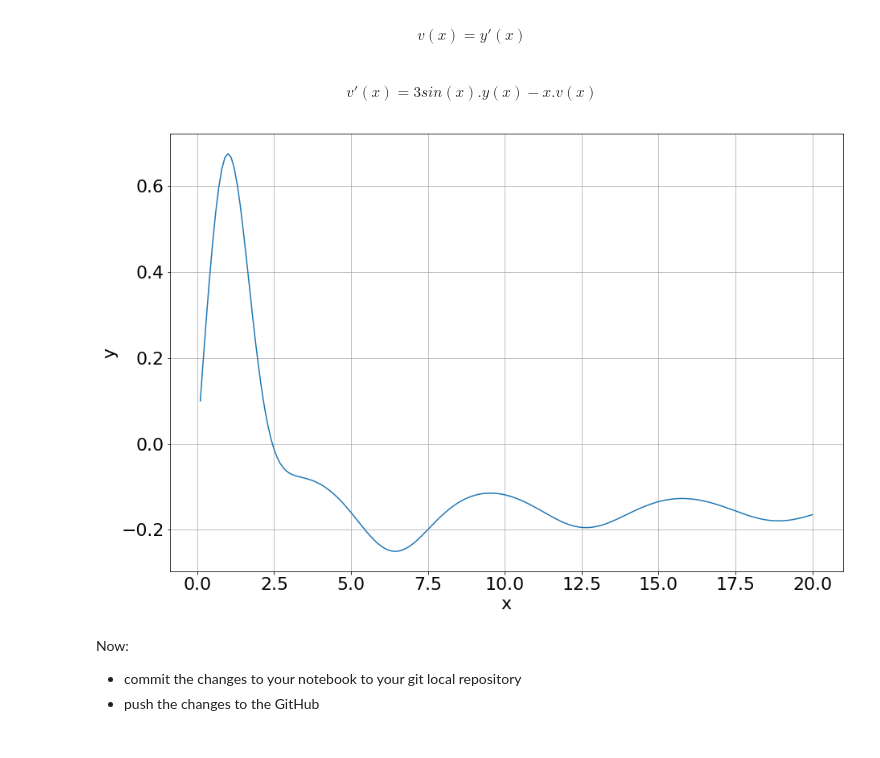
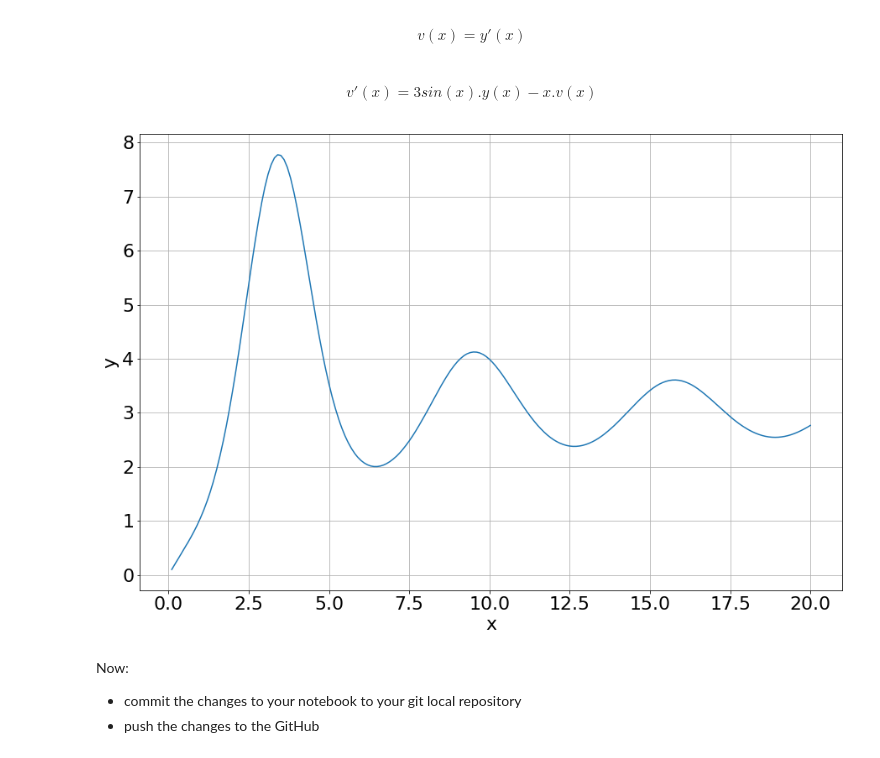
Before and after one commit to loby368/Computational-Science, a Jupyter notebook: Assignment 3/Assignment-3.ipynb, the cells around one changed output. Cells and saved outputs as stored; diff of their text form; code cells hidden in the pictures.

```diff
--- a/Assignment 3/Assignment-3.ipynb
+++ b/Assignment 3/Assignment-3.ipynb
@@ -301,16 +301,16 @@ $$v'(x) = 3sin(x).y(x) - x.v(x)$$
 # %%
 #Numerical Solution
 def f2(x, y):
-    return np.array([y[1], (-3)*np.sin(x)*y[0] - x*y[1]])
+    return np.array([y[1], (3)*np.sin(x)*y[0] - x*y[1]])
 
 A = RK2(f2, 0.1, 0, [0, 1], 200)
 
 plt.grid(True)
 plt.xlabel('x')
 plt.ylabel('y')
 plt.plot(A[:,0], A[:,1]);
 # %% [output]
-[figure, old version]
+[figure, new version]
 # %% [markdown]
 Now:
 - commit the changes to your notebook to your git local repository
```
